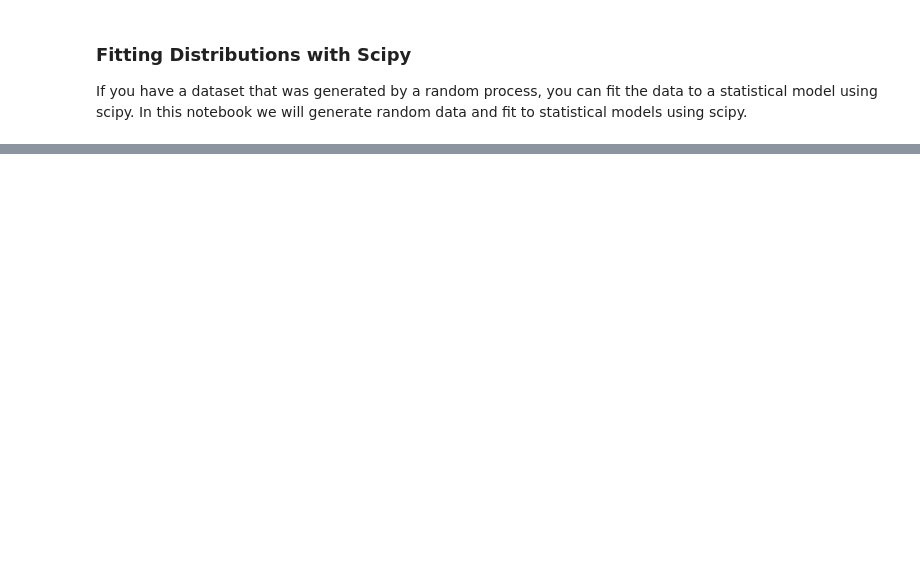
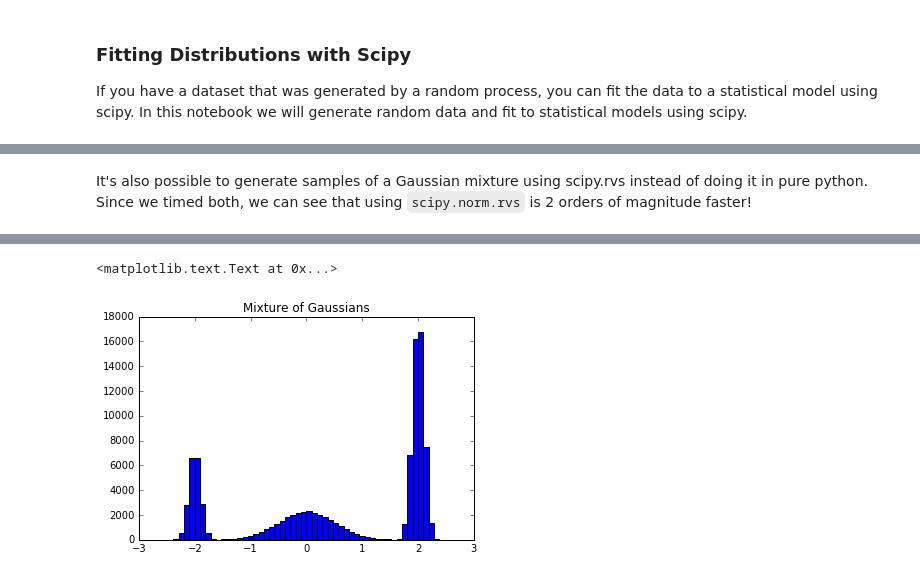
Before and after one commit to WMCDataSciene/Tutorials, a Jupyter notebook: Scipy_distributions.ipynb, the cells around one changed output, grey strips where cells are left out. Cells and saved outputs as stored; diff of their text form; code cells hidden in the pictures; blank space fills up the shorter version.

````diff
--- a/Scipy_distributions.ipynb
+++ b/Scipy_distributions.ipynb
@@ -70,0 +105,13 @@ You can find all available distributions on [scipy's docs](https://docs.scipy.or
+# %% [markdown]
+It's also possible to generate samples of a Gaussian mixture using scipy.rvs instead of doing it in pure python. Since we timed both, we can see that using ```scipy.norm.rvs``` is 2 orders of magnitude faster!
+# %%
+t0 = time.time()
+samp_1 = norm.rvs(loc=-2.0,scale=0.1,size=20000)
+samp_2 = norm.rvs(loc=0,scale=0.5,size=30000)
+samp_3 = norm.rvs(loc=2, scale=0.1, size=50000)
+samp = np.hstack([samp_1,samp_2, samp_3])
+t1 = time.time()
+print ('Elapsed time: %s' %(t1-t0))
+n, bins, patches = plt.hist(samp, bins=50)
+plt.title('Mixture of Gaussians')
+# %% [output]
@@ -70,0 +119,2 @@ You can find all available distributions on [scipy's docs](https://docs.scipy.or
+<matplotlib.text.Text at 0x...>
+[figure, added]
````
Also changed, not shown: parts of 9 cells of this notebook.
